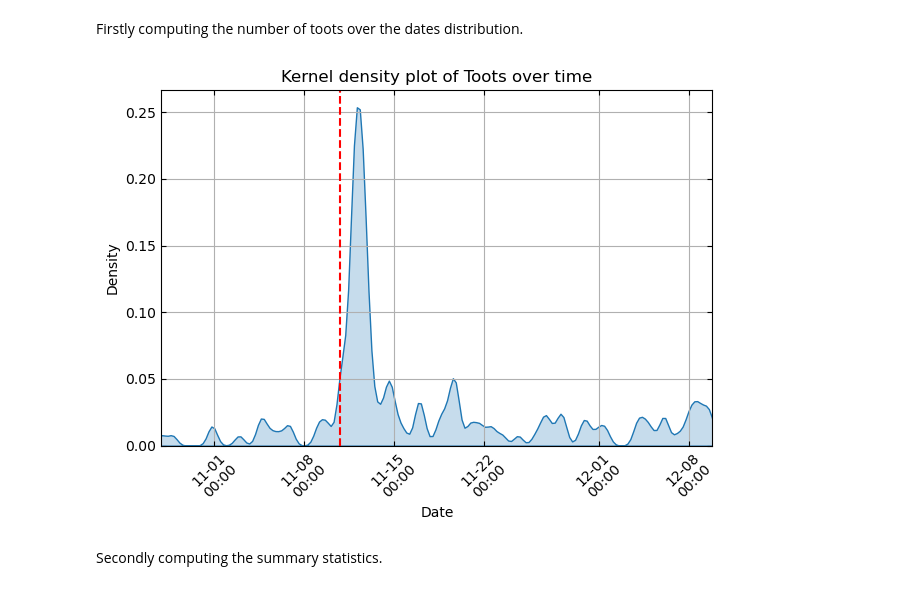
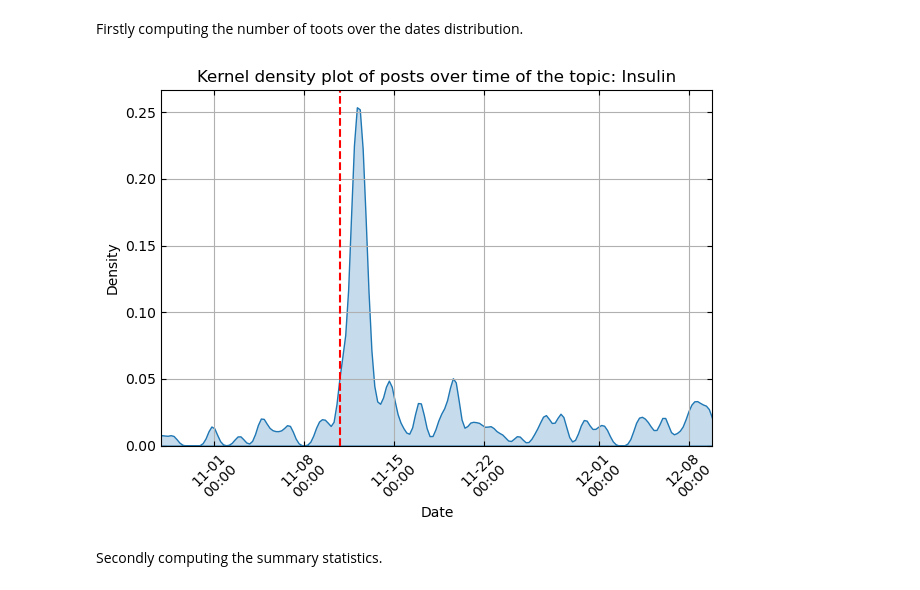
Before and after one commit to lucbijl/sociophysics, a Jupyter notebook: sentiment-analysis/lly-analysis.ipynb, the cells around one changed output. Cells and saved outputs as stored; diff of their text form; code cells hidden in the pictures.

```diff
--- a/sentiment-analysis/lly-analysis.ipynb
+++ b/sentiment-analysis/lly-analysis.ipynb
@@ -165,27 +165,27 @@ Firstly computing the number of toots over the dates distribution.
 # %%
 import seaborn as sns
 import matplotlib.pyplot as plt
 from matplotlib.dates import DateFormatter
 
 sns.kdeplot(data=df_insulin.index, shade=True, bw_adjust=0.1)
 
 plt.tick_params(axis='both', direction='in',top=True, right=True)
 plt.xlim(df_insulin.index.min(),df_insulin.index.max())
 
 plt.xlabel('Date')
-plt.title('Kernel density plot of Toots over time')
+plt.title('Kernel density plot of posts over time of the topic: Insulin')
 
 date_format = DateFormatter("%m-%d\n%H:%M")
 plt.gca().xaxis.set_major_formatter(date_format)
 plt.xticks(rotation=45)
 
 plt.axvline(date_of_event, color='red', linestyle='--')
 plt.grid(True)
 
 plt.tight_layout()
 plt.show()
 # %% [output]
-[figure, old version]
+[figure, new version]
 # %% [markdown]
 Secondly computing the summary statistics.
 # %%
```
Also changed, not shown: parts of 4 cells of this notebook, 1 other file.
